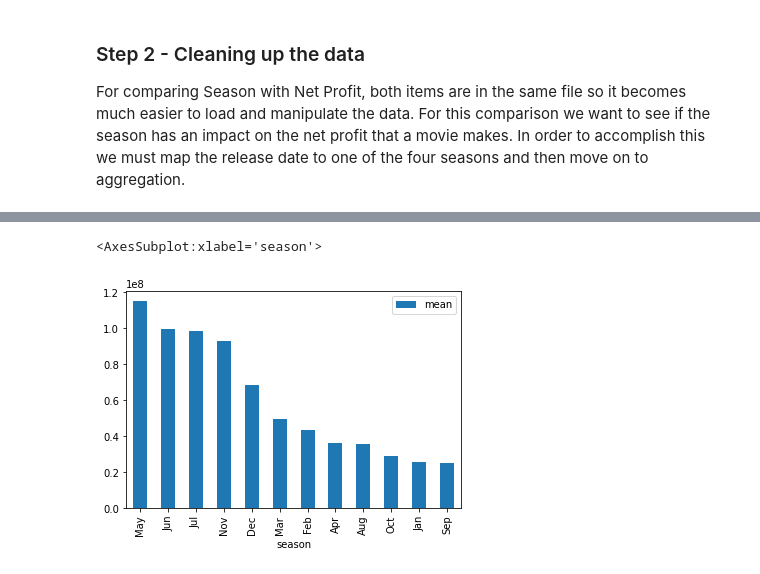
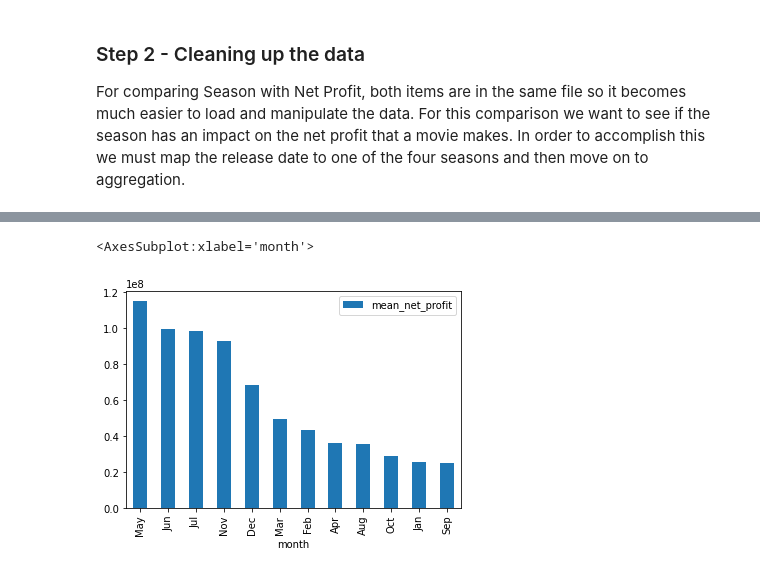
Before and after one commit to rolandrao/capstone-repo, a Jupyter notebook: notebooks/Roland Rao/roland_working_notebook.ipynb, the cells around one changed output, grey strips where cells are left out. Cells and saved outputs as stored; diff of their text form; code cells hidden in the pictures.

```diff
--- a/notebooks/Roland Rao/roland_working_notebook.ipynb
+++ b/notebooks/Roland Rao/roland_working_notebook.ipynb
@@ -174,0 +55,8 @@ tn
+# %%
+season = pd.read_sql("""
+SELECT SUBSTR(release_date, 0, 4) as month, AVG(worldwide_gross - production_budget) as mean_net_profit
+FROM movie_budgets
+GROUP BY month
+ORDER BY mean_net_profit DESC
+""", conn)
+season
@@ -212,8 +80,5 @@ tn
-# %%
-group_by_season = tn.groupby('season').agg({'net_profit': ['mean']})
-group_by_season.sort_values(by=('net_profit', 'mean'), inplace=True, ascending=False)
-group_by_season.reset_index(inplace=True)
-group_by_season.plot.bar(x='season', y='net_profit')
-# %% [output]
-<AxesSubplot:xlabel='season'>
-[figure, removed]
+# %%
+season.plot.bar(x='month', y='mean_net_profit')
+# %% [output]
+<AxesSubplot:xlabel='month'>
+[figure, added]
```
Also changed, not shown: parts of 22 cells of this notebook.
